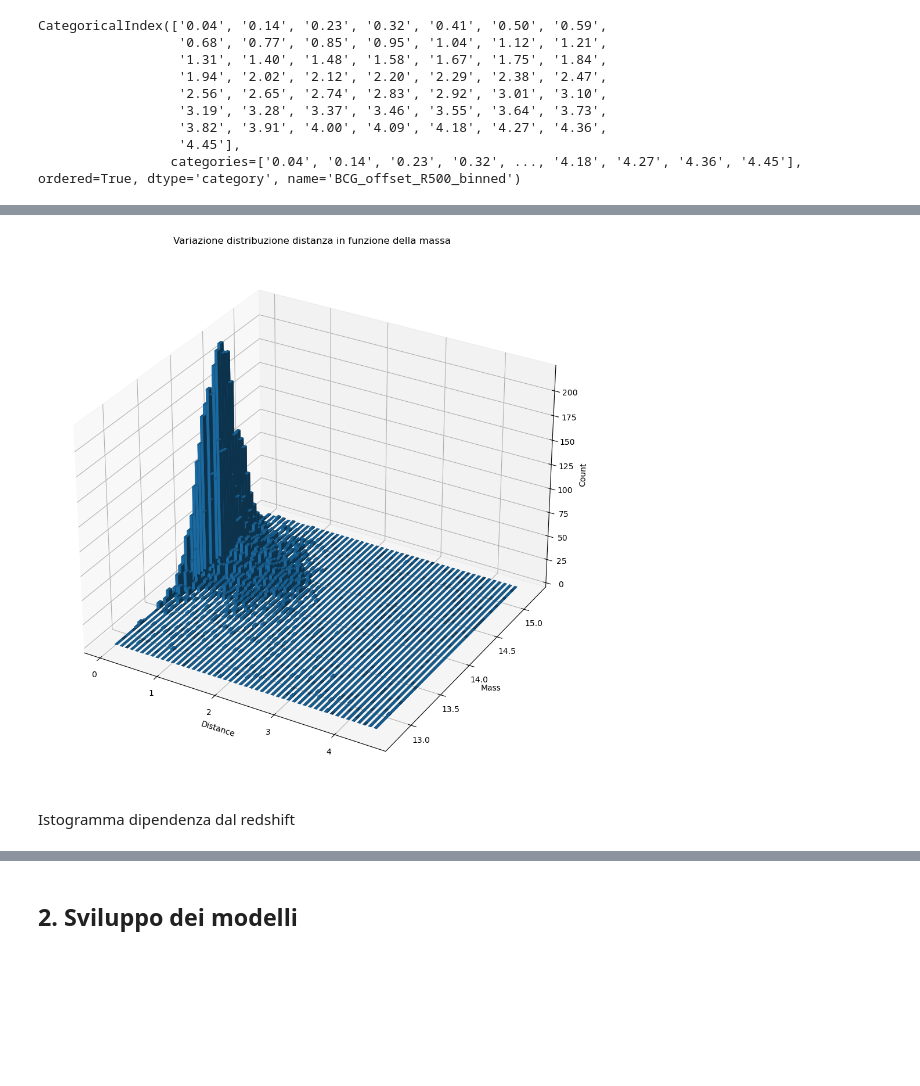
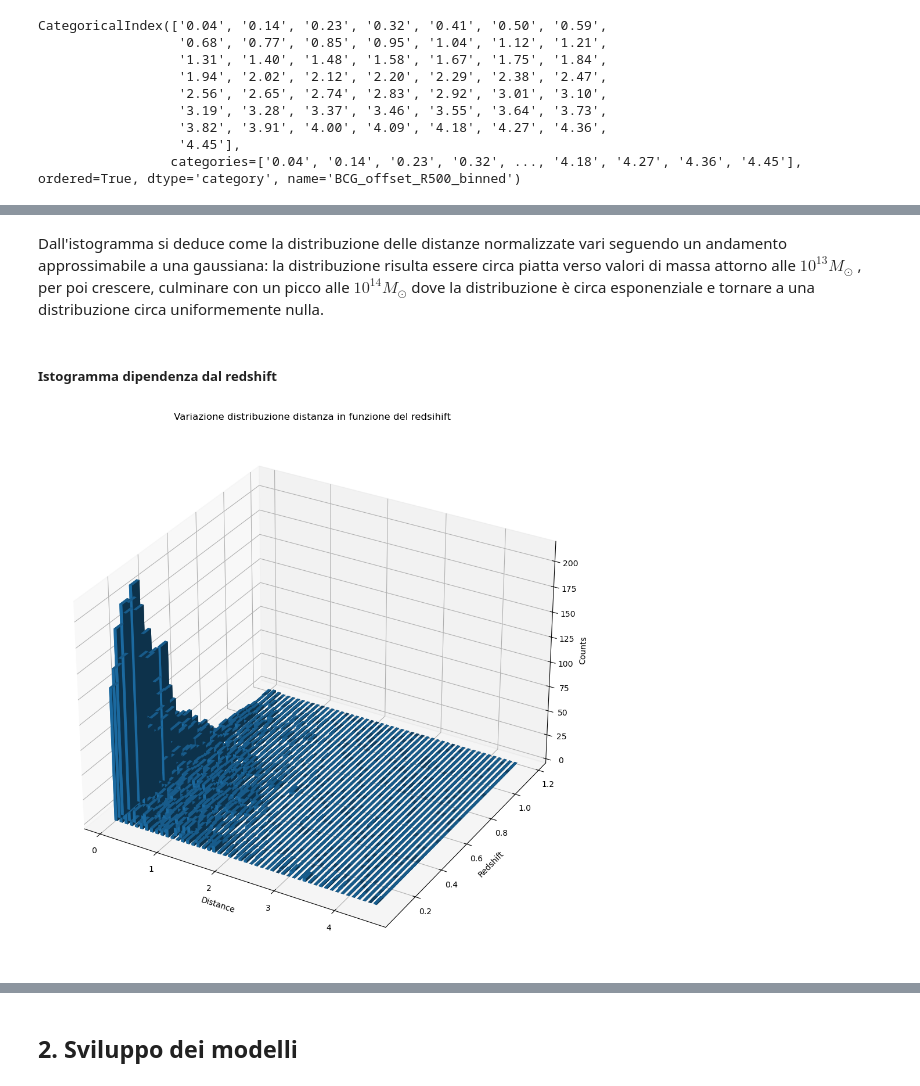
Before and after one commit to LoivX/RMDA, a Jupyter notebook: Esame.ipynb, the cells around one changed output, grey strips where cells are left out. Saved outputs shown, nothing was run; the diff lists cells and outputs as text; code cells hidden in the pictures; blank space fills up the shorter version.

```diff
--- a/Esame.ipynb
+++ b/Esame.ipynb
@@ -148,0 +152,16 @@ Cambio di indicizzazione: da intervallo a valore medio dell'intervallo (arrotond
+# %%
+def plot_hist3D(x, y, z, title, labels):
+    x, y = np.meshgrid(x, y) # creo una griglia di valori ripetendo x e y rispettivamente per y e x volte
+    x = x.flatten()
+    y = y.flatten()
+    z = z.flatten()
+
+    fig = plt.figure(figsize=(12, 12))
+    ax = fig.add_subplot(projection='3d')
+
+    ax.bar3d(x, y, np.zeros_like(z), 0.05, 0.05, z, shade=True) # np.zeros_like(z) è il valore di z per la base del bar
+    ax.set_xlabel(labels[0])
+    ax.set_ylabel(labels[1])
+    ax.set_zlabel('Counts')
+    ax.set_title(title)
+    plt.show()
@@ -167,17 +186 @@ Creo una funzione per plottare l'istogramma 3D
-# %%
-def plot_hist3D(x, y, z, title):
-    x, y = np.meshgrid(x, y) # creo una griglia di valori ripetendo x e y rispettivamente per y e x volte
-    x = x.flatten()
-    y = y.flatten()
-    z = z.flatten()
-
-    fig = plt.figure(figsize=(12, 12))
-    ax = fig.add_subplot(projection='3d')
-
-    ax.bar3d(x, y, np.zeros_like(z), 0.05, 0.05, z, shade=True) # np.zeros_like(z) è il valore di z per la base del bar
-    ax.set_xlabel('Distance')
-    ax.set_ylabel('Mass')
-    ax.set_zlabel('Count')
-    ax.set_title(title)
-    plt.show()
 # %% [markdown]
@@ -185,10 +196,12 @@ Istogramma dipendenza dalla massa
+# %% [markdown]
+Dall'istogramma si deduce come la distribuzione delle distanze normalizzate vari seguendo un andamento approssimabile a una gaussiana: la distribuzione risulta essere circa piatta verso valori di massa attorno alle $10^{13} M_\odot$ , per poi crescere, culminare con un picco alle $10^{14} M_\odot$ dove la distribuzione è circa esponenziale e tornare a una distribuzione circa uniformemente nulla.
+# %% [markdown]
+##### Istogramma dipendenza dal redshift
 # %%
-x = hist_mass_data.columns.map(lambda c: c.mid)
-y = hist_mass_data.index.map(lambda i: i.mid)
-z = hist_mass_data.values
+x = hist_z_data.columns.map(lambda c: c.mid)
+y = hist_z_data.index.map(lambda i: i.mid)
+z = hist_z_data.values
 
-plot_hist3D(x, y, z, 'Variazione distribuzione distanza in funzione della massa')
+plot_hist3D(x, y, z, 'Variazione distribuzione distanza in funzione del redsihift', ['Distance', 'Redshift'])
 # %% [output]
-[figure, old version]
+[figure, new version]
-# %% [markdown]
-Istogramma dipendenza dal redshift
```
Also changed, not shown: parts of 83 cells of this notebook.
